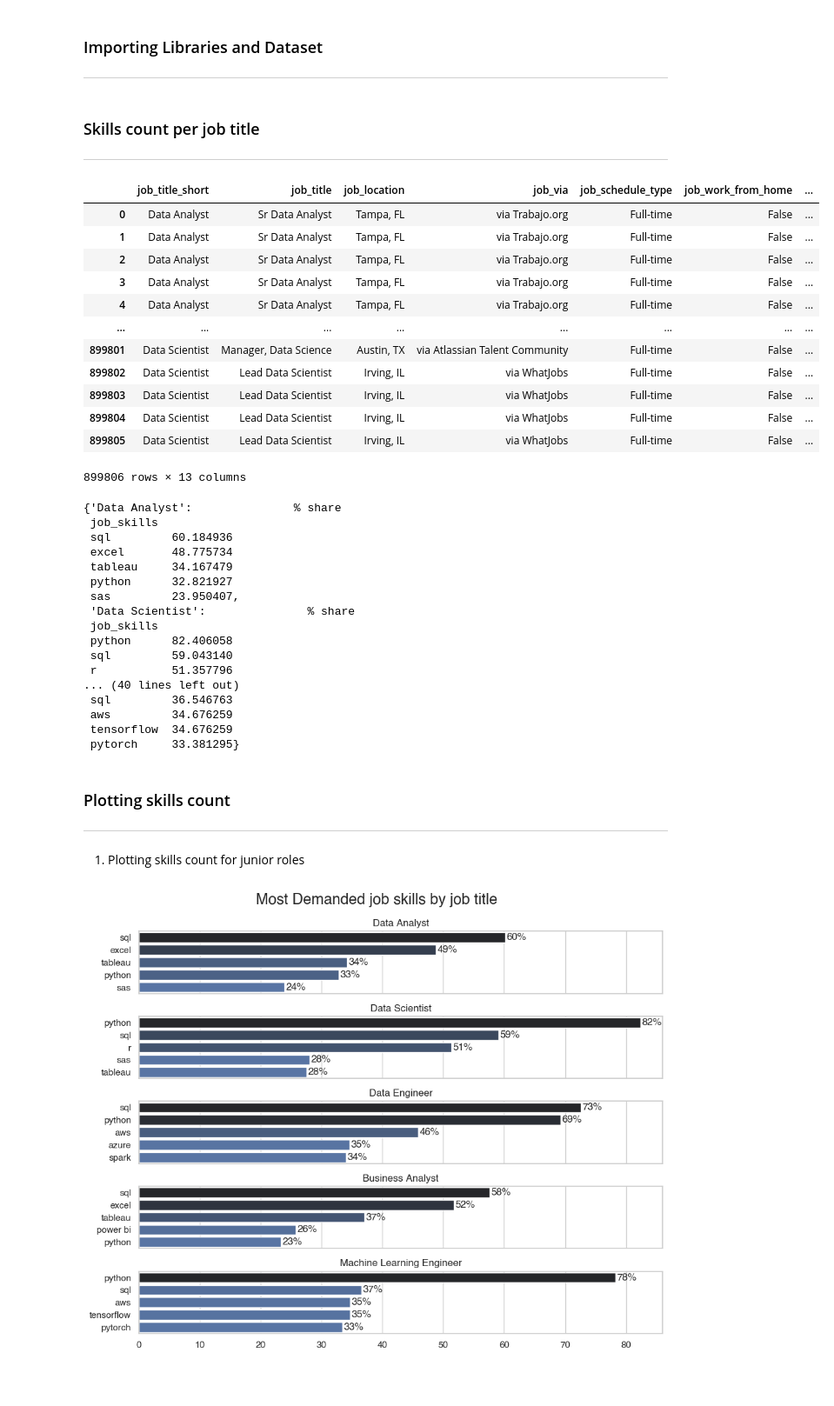
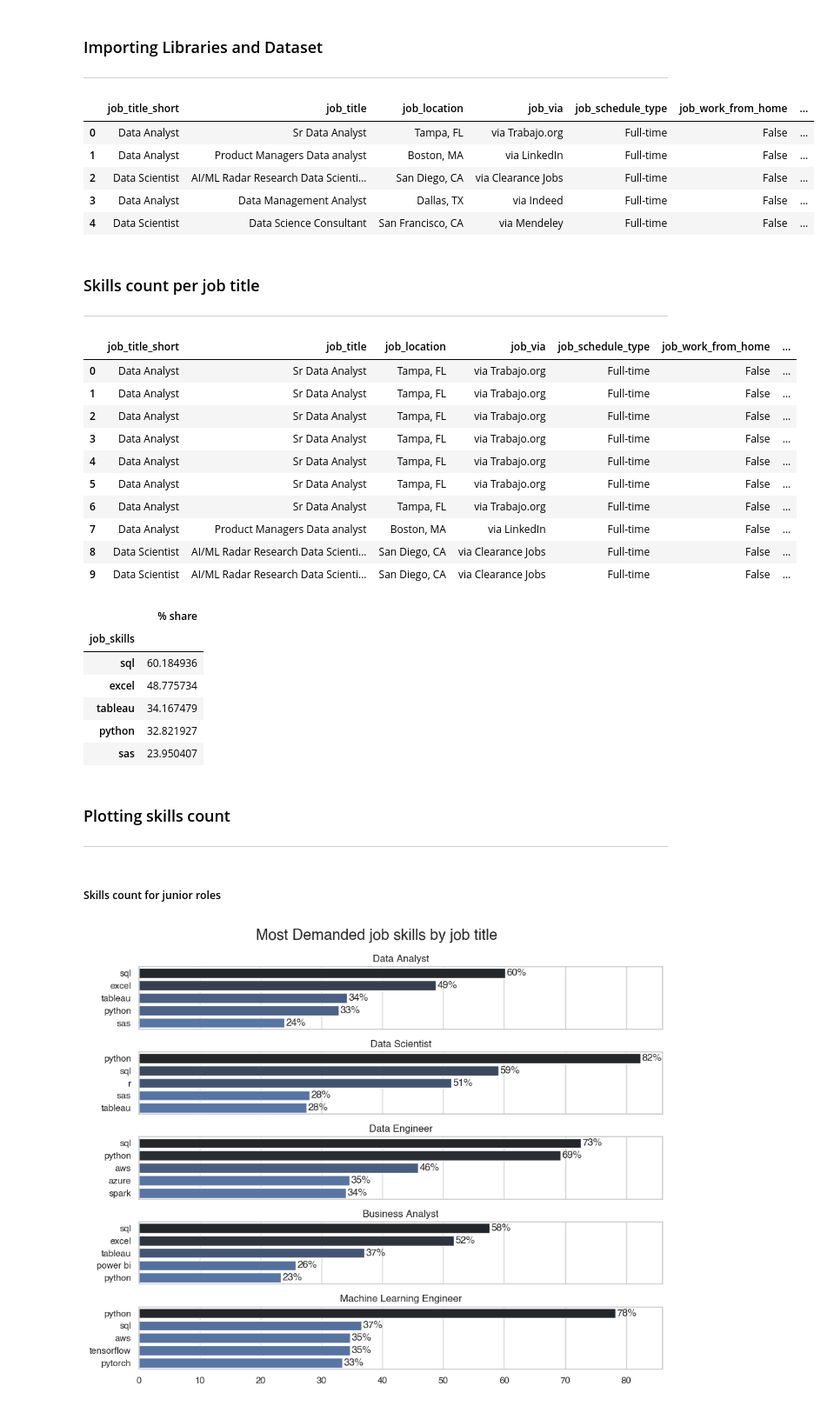
Before and after one commit to avinashchoudhary2004/Data-Professionals-Job-Market-Insights, a Jupyter notebook: 3_Job_Skills_Analysis.ipynb, the cells around one changed output. Shown at 87% size. Drawn from its saved outputs; the diff is of its cells as text; code cells hidden in the pictures; blank space fills up the shorter version.

```diff
--- a/3_Job_Skills_Analysis.ipynb
+++ b/3_Job_Skills_Analysis.ipynb
@@ -26,50 +26,55 @@ import ast
 
 # importing cleaned dataset
 df = pd.read_csv('data_cleaned_jobs.csv')
-df.head()
 
 # data parsing
 df['job_posted_date'] = pd.to_datetime(df.job_posted_date).dt.date
 df['job_skills'] = df['job_skills'].apply(lambda skills: ast.literal_eval(skills) if pd.notna(skills) else skills)
+df.head()
+# %% [output]
+|  | job_title_short | job_title | job_location | job_via | job_schedule_type | job_work_from_home | ... |
+| 0 | Data Analyst | Sr Data Analyst | Tampa, FL | via Trabajo.org | Full-time | False | ... |
+| 1 | Data Analyst | Product Managers Data analyst | Boston, MA | via LinkedIn | Full-time | False | ... |
+| 2 | Data Scientist | AI/ML Radar Research Data Scienti... | San Diego, CA | via Clearance Jobs | Full-time | False | ... |
+| 3 | Data Analyst | Data Management Analyst | Dallas, TX | via Indeed | Full-time | False | ... |
+| 4 | Data Scientist | Data Science Consultant | San Francisco, CA | via Mendeley | Full-time | False | ... |
 # %% [markdown]
 ### Skills count per job title
 <hr>
 # %%
 # exploding the skills list
 df_exploded = df[df.job_skills.notna()].explode('job_skills', ignore_index=True)
-df_exploded
+df_exploded.head(10)
 # %% [output]
 |  | job_title_short | job_title | job_location | job_via | job_schedule_type | job_work_from_home | ... |
 | 0 | Data Analyst | Sr Data Analyst | Tampa, FL | via Trabajo.org | Full-time | False | ... |
 | 1 | Data Analyst | Sr Data Analyst | Tampa, FL | via Trabajo.org | Full-time | False | ... |
 | 2 | Data Analyst | Sr Data Analyst | Tampa, FL | via Trabajo.org | Full-time | False | ... |
 | 3 | Data Analyst | Sr Data Analyst | Tampa, FL | via Trabajo.org | Full-time | False | ... |
 | 4 | Data Analyst | Sr Data Analyst | Tampa, FL | via Trabajo.org | Full-time | False | ... |
-| ... | ... | ... | ... | ... | ... | ... | ... |
-| 899801 | Data Scientist | Manager, Data Science | Austin, TX | via Atlassian Talent Community | Full-time | False | ... |
-| 899802 | Data Scientist | Lead Data Scientist | Irving, IL | via WhatJobs | Full-time | False | ... |
-| 899803 | Data Scientist | Lead Data Scientist | Irving, IL | via WhatJobs | Full-time | False | ... |
-| 899804 | Data Scientist | Lead Data Scientist | Irving, IL | via WhatJobs | Full-time | False | ... |
-| 899805 | Data Scientist | Lead Data Scientist | Irving, IL | via WhatJobs | Full-time | False | ... |
+| 5 | Data Analyst | Sr Data Analyst | Tampa, FL | via Trabajo.org | Full-time | False | ... |
+| 6 | Data Analyst | Sr Data Analyst | Tampa, FL | via Trabajo.org | Full-time | False | ... |
+| 7 | Data Analyst | Product Managers Data analyst | Boston, MA | via LinkedIn | Full-time | False | ... |
+| 8 | Data Scientist | AI/ML Radar Research Data Scienti... | San Diego, CA | via Clearance Jobs | Full-time | False | ... |
+| 9 | Data Scientist | AI/ML Radar Research Data Scienti... | San Diego, CA | via Clearance Jobs | Full-time | False | ... |
-899806 rows × 13 columns
 # %%
-# skills count
+# Count occurrences of each skill within every job title
 df_skills_count = df_exploded.groupby(['job_title_short', 'job_skills'])['job_title_short'].count()
 df_skills_count = df_skills_count.reset_index(name='skills_count')
 
-# total skills count by job title
+# Calculate total number of job postings per job title
 total_job_posting = df[df.job_skills.notna()]['job_title_short'].value_counts().reset_index(name='total_skills_count')
 total_job_posting
 
-# plotting data
+# Merge skill-level counts with total postings to compute skill share in job postings per role
 df_skills_demand = pd.merge(df_skills_count, total_job_posting, how='left', on='job_title_short')
 df_skills_demand['% share'] = 100*(df_skills_demand.skills_count)/(df_skills_demand.total_skills_count)
 df_skills_demand
 
-# job titles
+# Sort job titles by frequency of job postings
 job_titles = df['job_title_short'].value_counts().index
 
-# top 5 skills for each job title
+# Extract top 5 most demanded skills for each job title
 top_skills = {}
 for title in job_titles:
    top_5_skills = (df_skills_demand[df_skills_demand.job_title_short == title]
@@ -80,30 +85,22 @@ for title in job_titles:
    )
    top_skills[title] = top_5_skills
 
-top_skills
+
+# Display one value from the top_skills dictonary
+top_skills['Data Analyst']
 # %% [output]
-{'Data Analyst':               % share
- job_skills
- sql         60.184936
- excel       48.775734
- tableau     34.167479
- python      32.821927
- sas         23.950407,
- 'Data Scientist':               % share
- job_skills
- python      82.406058
- sql         59.043140
- r           51.357796
-... (40 lines left out)
- sql         36.546763
- aws         34.676259
- tensorflow  34.676259
- pytorch     33.381295}
+|  | % share |
+| job_skills |  |
+| sql | 60.184936 |
+| excel | 48.775734 |
+| tableau | 34.167479 |
+| python | 32.821927 |
+| sas | 23.950407 |
 # %% [markdown]
 ### Plotting skills count
 <hr>
 # %% [markdown]
-1. Plotting skills count for junior roles
+##### Skills count for junior roles
 # %%
 # finding junior roles
 junior_roles = [x for x in job_titles if 'Senior' not in x]
```
Also changed, not shown: parts of 2 cells of this notebook, 4 other files.
